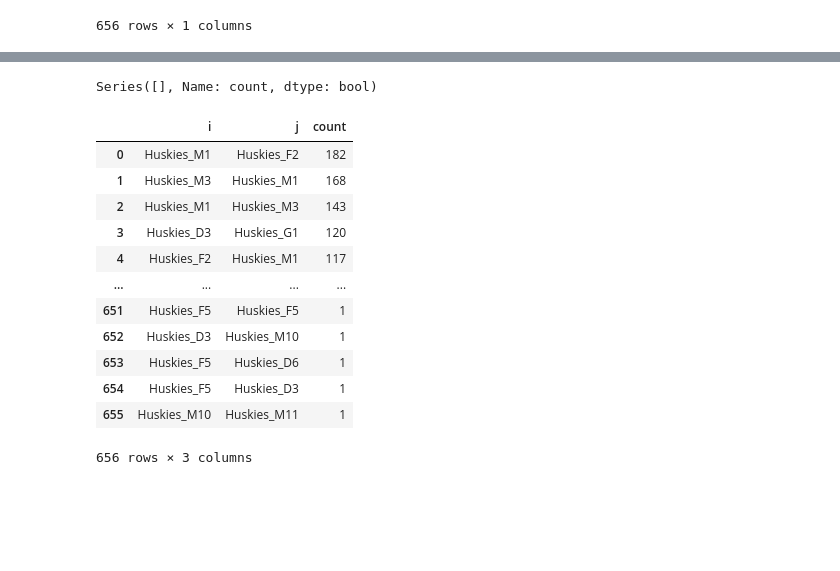
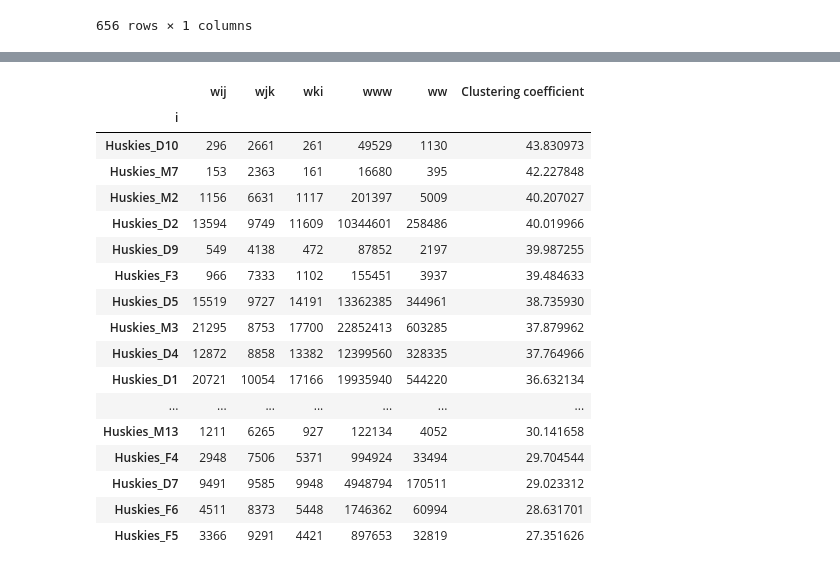
Before and after one commit to jansona/2020_MCM_ICM, a Jupyter notebook: task_1.ipynb, the cells around one changed output, grey strips where cells are left out. Drawn from its saved outputs; the diff is of its cells as text; code cells hidden in the pictures; blank space fills up the shorter version.

Commit message:
finish Centroid coordinates and dispersion and Clustering coefficient basically

```diff
--- a/task_1.ipynb
+++ b/task_1.ipynb
@@ -161,2 +163,4 @@ md0
+# %%
+md = md.rename(columns={'count_x':'wij', 'count_y':'wjk', 'count':'wki'})
 # %%
-md = md0.copy()
+md
@@ -239,21 +181,28 @@ dir(d0)
-# %%
-g(d0, 'Huskies_M1', 'Huskies_F2')['count'] + 0
-g(d0, i, j)['count'] > 0
-# %% [output]
-Series([], Name: count, dtype: bool)
-# %%
-d0
-# %% [output]
-|  | i | j | count |
-| 0 | Huskies_M1 | Huskies_F2 | 182 |
-| 1 | Huskies_M3 | Huskies_M1 | 168 |
-| 2 | Huskies_M1 | Huskies_M3 | 143 |
-| 3 | Huskies_D3 | Huskies_G1 | 120 |
-| 4 | Huskies_F2 | Huskies_M1 | 117 |
-| ... | ... | ... | ... |
-| 651 | Huskies_F5 | Huskies_F5 | 1 |
-| 652 | Huskies_D3 | Huskies_M10 | 1 |
-| 653 | Huskies_F5 | Huskies_D6 | 1 |
-| 654 | Huskies_F5 | Huskies_D3 | 1 |
-| 655 | Huskies_M10 | Huskies_M11 | 1 |
-656 rows × 3 columns
+# %%
+md['www'] = [(wij * wjk * wki) for wij, wjk, wki in zip(md['wij'], md['wjk'], md['wki'])]
+md['ww'] = [(wij * wki) for wij, wki in zip(md['wij'], md['wki'])]
+# %%
+md = md.groupby('i').sum()
+# %%
+md['Clustering coefficient'] = [www/ww for www,ww in zip(md['www'], md['ww'])]
+md = md.sort_values(by='Clustering coefficient').ix[::-1]
+md
+# %% [output]
+|  | wij | wjk | wki | www | ww | Clustering coefficient |
+| i |  |  |  |  |  |  |
+| Huskies_D10 | 296 | 2661 | 261 | 49529 | 1130 | 43.830973 |
+| Huskies_M7 | 153 | 2363 | 161 | 16680 | 395 | 42.227848 |
+| Huskies_M2 | 1156 | 6631 | 1117 | 201397 | 5009 | 40.207027 |
+| Huskies_D2 | 13594 | 9749 | 11609 | 10344601 | 258486 | 40.019966 |
+| Huskies_D9 | 549 | 4138 | 472 | 87852 | 2197 | 39.987255 |
+| Huskies_F3 | 966 | 7333 | 1102 | 155451 | 3937 | 39.484633 |
+| Huskies_D5 | 15519 | 9727 | 14191 | 13362385 | 344961 | 38.735930 |
+| Huskies_M3 | 21295 | 8753 | 17700 | 22852413 | 603285 | 37.879962 |
+| Huskies_D4 | 12872 | 8858 | 13382 | 12399560 | 328335 | 37.764966 |
+| Huskies_D1 | 20721 | 10054 | 17166 | 19935940 | 544220 | 36.632134 |
+| ... | ... | ... | ... | ... | ... | ... |
+| Huskies_M13 | 1211 | 6265 | 927 | 122134 | 4052 | 30.141658 |
+| Huskies_F4 | 2948 | 7506 | 5371 | 994924 | 33494 | 29.704544 |
+| Huskies_D7 | 9491 | 9585 | 9948 | 4948794 | 170511 | 29.023312 |
+| Huskies_F6 | 4511 | 8373 | 5448 | 1746362 | 60994 | 28.631701 |
+| Huskies_F5 | 3366 | 9291 | 4421 | 897653 | 32819 | 27.351626 |
```
Also changed, not shown: parts of 40 cells of this notebook.
